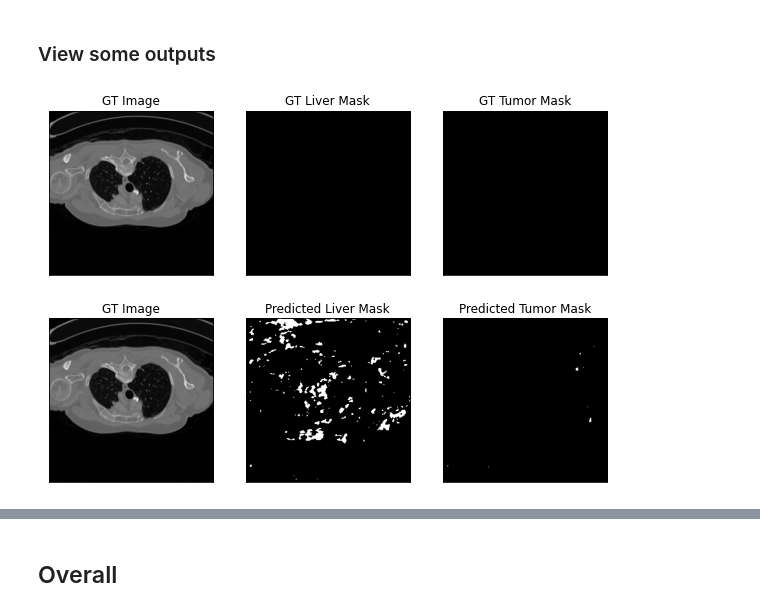
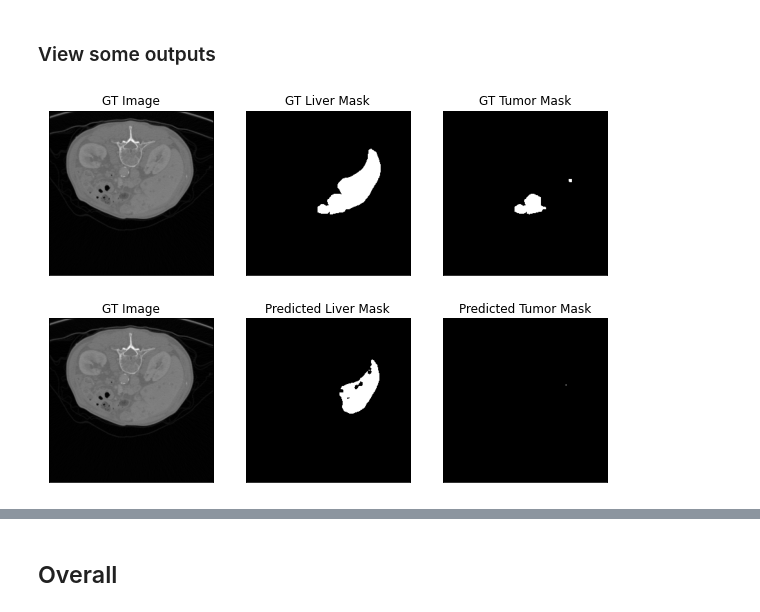
Before and after one commit to aneesurhashmi/hc703_a3, a Jupyter notebook: test.ipynb, the cells around one changed output, grey strips where cells are left out. Cells and saved outputs as stored; diff of their text form; code cells hidden in the pictures.

```diff
--- a/test.ipynb
+++ b/test.ipynb
@@ -23,7 +23,9 @@ backbone = "mobilenet_v2"
 model_name = "unet_dice_loss_mobilenet_v2_1.0_1.0"
 
 all_model_names = ['unet_dice_loss_mobilenet_v2_1.0_1.0', 'unet_dice_loss_mobilenet_v2_1.0_5.0',
-                   'unet_BCE_loss_mobilenet_v2_1.0_5.0', 'unet_dice_loss_resnet101_1.0_5.0']
+                   'unet_BCE_loss_mobilenet_v2_1.0_5.0', 'unet_dice_loss_resnet101_1.0_5.0',
+                   'unet_dicebce_loss_mobilenet_v2_1.0_5.0']
+backbones= {'mobilenet':"mobilenet_v2", "resnet101":"resnet101"}
 
 checkpoint = None
 
@@ -95,5 +97,6 @@ def save_results(df_dict):
 _, test_transforms = get_transforms()
 include_background = True if num_classes == 3 else False
 test_dataset = CT_Dataset(csv_dir = csv_dir, image_set="test", transforms= test_transforms, include_background=include_background)
+test_dataset.df = test_dataset.df[test_dataset.df["tumor_mask_empty"] == True]
 test_loader = torch.utils.data.DataLoader(test_dataset, batch_size= batch_size, shuffle=True, num_workers= num_workers)
 # %%
@@ -108,2 +113,8 @@ model.load_state_dict(torch.load(os.path.join(model_dir, model_name, checkpoint)
 
 sig = nn.Sigmoid()
+# %%
+model_name = all_model_names[4]
+backbone = backbones[model_name.split("_")[3]]
+all_chckpoints = [i[:-4] for i in sorted(os.listdir(f"{model_path}{model_name}"))]
+checkpoint = f"""{["_".join(i) for i in sorted([i.split('_') for i in all_chckpoints], key=lambda x: int(x[-4]))][-1]}.pth"""
+model = load_model(backbone=backbone, device=device, model_dir= model_dir, model_name=model_name, checkpoint = checkpoint, num_classes=num_classes)
@@ -110,45 +126,46 @@ sig = nn.Sigmoid()
 # %% [markdown]
 ### View some outputs
 # %%
-sample = next(iter(test_loader))
-# sample = test_dataset[random.randint(0, len(test_dataset))]
-# print(sample[0].shape, sample[1].shape)
-preds = sig(model(sample[0].to(device))).round()
+for _ in range(10):
+    sample = next(iter(test_loader))
+    # sample = test_dataset[random.randint(0, len(test_dataset))]
+    # print(sample[0].shape, sample[1].shape)
+    preds = sig(model(sample[0].to(device))).round()
 
-plt.figure(figsize=(10,7))
+    plt.figure(figsize=(10,7))
 
-plt.subplot(2,3,1)
-plt.imshow(sample[0][0,0,:,:], cmap="gray")
-plt.xticks([])
-plt.yticks([])
-plt.title("GT Image")
-plt.subplot(2,3,2)
-plt.imshow(sample[1][0,0,:,:], cmap="gray")
-plt.xticks([])
-plt.yticks([])
-plt.title("GT Liver Mask")
-plt.subplot(2,3,3)
-plt.imshow(sample[1][0,1,:,:], cmap="gray")
-plt.xticks([])
-plt.yticks([])
-plt.title("GT Tumor Mask")
-# plt.imshow(pred[])
+    plt.subplot(2,3,1)
+    plt.imshow(sample[0][0,0,:,:], cmap="gray")
+    plt.xticks([])
+    plt.yticks([])
+    plt.title("GT Image")
+    plt.subplot(2,3,2)
+    plt.imshow(sample[1][0,0,:,:], cmap="gray")
+    plt.xticks([])
+    plt.yticks([])
+    plt.title("GT Liver Mask")
+    plt.subplot(2,3,3)
+    plt.imshow(sample[1][0,1,:,:], cmap="gray")
+    plt.xticks([])
+    plt.yticks([])
+    plt.title("GT Tumor Mask")
+    # plt.imshow(pred[])
 
-plt.subplot(2,3,4)
-plt.imshow(sample[0][0,0,:,:], cmap="gray")
-plt.xticks([])
-plt.yticks([])
-plt.title("GT Image")
-plt.subplot(2,3,5)
-plt.imshow(preds[0,0,:,:].detach().cpu().numpy(), cmap="gray")
-plt.xticks([])
-plt.yticks([])
-plt.title("Predicted Liver Mask")
-plt.subplot(2,3,6)
-plt.imshow(preds[0,1,:,:].detach().cpu().numpy(), cmap="gray")
-plt.xticks([])
-plt.yticks([])
-plt.title("Predicted Tumor Mask")
-plt.show()
+    plt.subplot(2,3,4)
+    plt.imshow(sample[0][0,0,:,:], cmap="gray")
+    plt.xticks([])
+    plt.yticks([])
+    plt.title("GT Image")
+    plt.subplot(2,3,5)
+    plt.imshow(preds[0,0,:,:].detach().cpu().numpy(), cmap="gray")
+    plt.xticks([])
+    plt.yticks([])
+    plt.title("Predicted Liver Mask")
+    plt.subplot(2,3,6)
+    plt.imshow(preds[0,1,:,:].detach().cpu().numpy(), cmap="gray")
+    plt.xticks([])
+    plt.yticks([])
+    plt.title("Predicted Tumor Mask")
+    plt.show()
 # %% [output]
-[figure, old version]
+[figure, new version]
```
Also changed, not shown: parts of 6 cells of this notebook, 3 other files.
